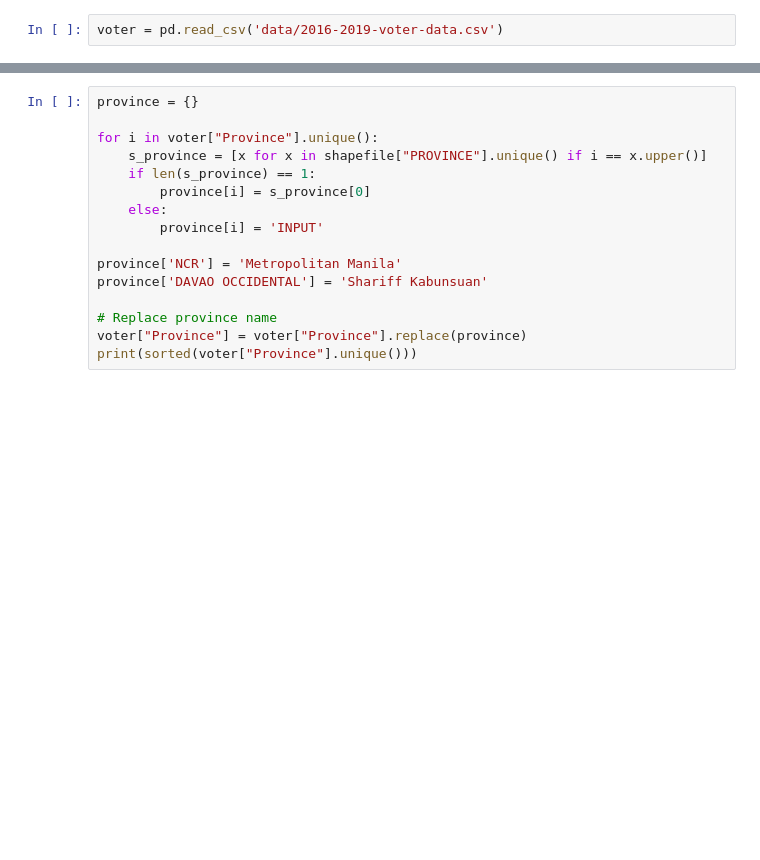
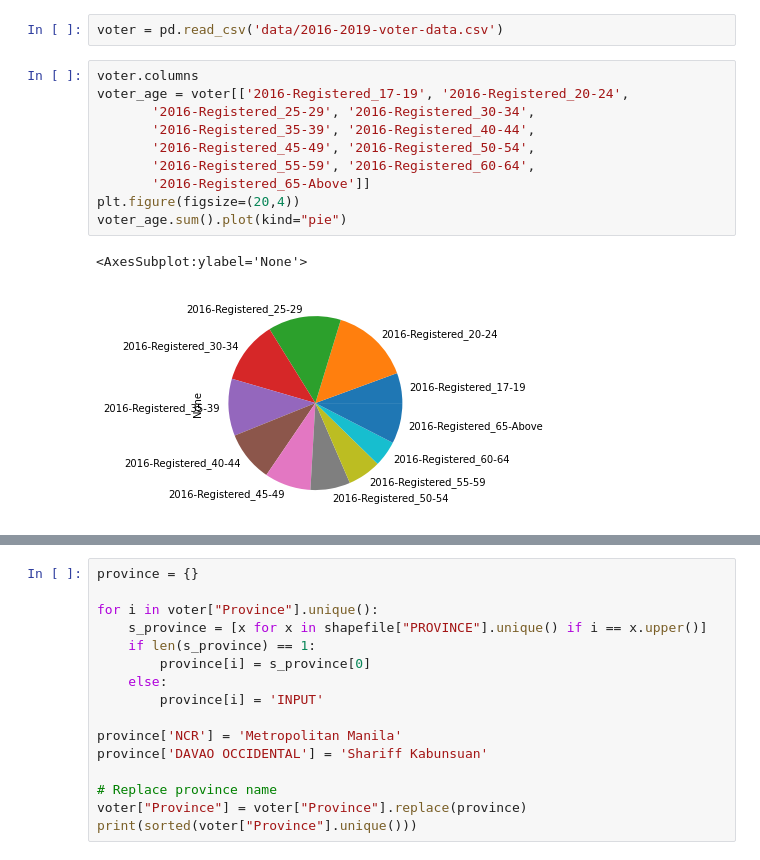
Before and after one commit to nicoataiza/DSFC8-Sprint-1-Group-2, a Jupyter notebook: ATAIZA/Playground.ipynb, the cells around one changed output, grey strips where cells are left out. Cells and saved outputs as stored; diff of their text form; blank space fills up the shorter version.

```diff
--- a/ATAIZA/Playground.ipynb
+++ b/ATAIZA/Playground.ipynb
@@ -33,3 +33,16 @@ shapefile.head()
 | 4 | 177 | PHL | Philippines | 5 | Albay | None | None | Lalawigan|Probinsya | Province | Albay | ... |
 # %%
 voter = pd.read_csv('data/2016-2019-voter-data.csv')
+# %%
+voter.columns
+voter_age = voter[['2016-Registered_17-19', '2016-Registered_20-24',
+       '2016-Registered_25-29', '2016-Registered_30-34',
+       '2016-Registered_35-39', '2016-Registered_40-44',
+       '2016-Registered_45-49', '2016-Registered_50-54',
+       '2016-Registered_55-59', '2016-Registered_60-64',
+       '2016-Registered_65-Above']]
+plt.figure(figsize=(20,4))
+voter_age.sum().plot(kind="pie")
+# %% [output]
+<AxesSubplot:ylabel='None'>
+[figure, added]
```
Also changed, not shown: parts of 6 cells of this notebook.
